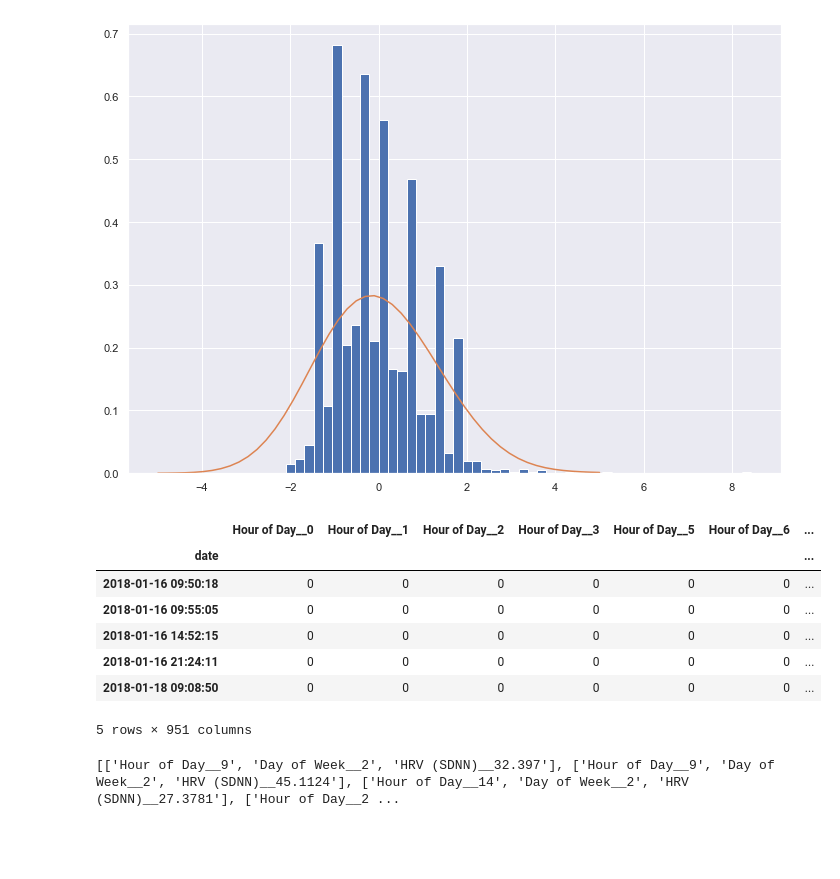
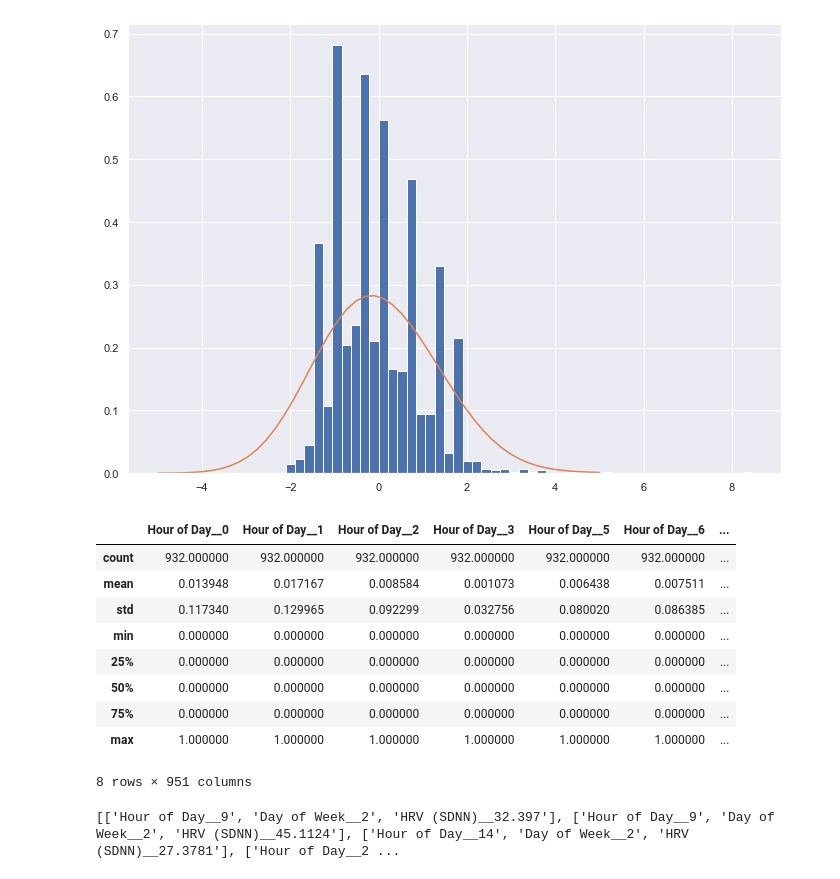
Before and after one commit to pmadruga/ml_project, a Jupyter notebook: books/New Unsupervised.ipynb, the cells around one changed output. Cells and saved outputs as stored; diff of their text form; code cells hidden in the pictures; blank space fills up the shorter version.

```diff
--- a/books/New Unsupervised.ipynb
+++ b/books/New Unsupervised.ipynb
@@ -512,22 +562,26 @@ pyplot.show()
 # %%
 cat_columns = ['Hour of Day', 'Day of Week', 'HRV (SDNN)']
 df_processed = pd.get_dummies(hrv_copy, prefix_sep="__",columns=cat_columns)
 del df_processed['Is at Work (binary)']
 del df_processed['Is Above Mean Value']
 del df_processed['Is Morning']
 
-df_processed.head()
+df_processed.describe()
+
+# print(tabulate(df_processed.head(), tablefmt="pipe", headers="keys"))
 
 # hrv_copy.head()
 # %% [output]
 |  | Hour of Day__0 | Hour of Day__1 | Hour of Day__2 | Hour of Day__3 | Hour of Day__5 | Hour of Day__6 | ... |
-| date |  |  |  |  |  |  | ... |
-| 2018-01-16 09:50:18 | 0 | 0 | 0 | 0 | 0 | 0 | ... |
-| 2018-01-16 09:55:05 | 0 | 0 | 0 | 0 | 0 | 0 | ... |
-| 2018-01-16 14:52:15 | 0 | 0 | 0 | 0 | 0 | 0 | ... |
-| 2018-01-16 21:24:11 | 0 | 0 | 0 | 0 | 0 | 0 | ... |
-| 2018-01-18 09:08:50 | 0 | 0 | 0 | 0 | 0 | 0 | ... |
+| count | 932.000000 | 932.000000 | 932.000000 | 932.000000 | 932.000000 | 932.000000 | ... |
+| mean | 0.013948 | 0.017167 | 0.008584 | 0.001073 | 0.006438 | 0.007511 | ... |
+| std | 0.117340 | 0.129965 | 0.092299 | 0.032756 | 0.080020 | 0.086385 | ... |
+| min | 0.000000 | 0.000000 | 0.000000 | 0.000000 | 0.000000 | 0.000000 | ... |
+| 25% | 0.000000 | 0.000000 | 0.000000 | 0.000000 | 0.000000 | 0.000000 | ... |
+| 50% | 0.000000 | 0.000000 | 0.000000 | 0.000000 | 0.000000 | 0.000000 | ... |
+| 75% | 0.000000 | 0.000000 | 0.000000 | 0.000000 | 0.000000 | 0.000000 | ... |
+| max | 1.000000 | 1.000000 | 1.000000 | 1.000000 | 1.000000 | 1.000000 | ... |
-5 rows × 951 columns
+8 rows × 951 columns
 # %%
 df_processed.reset_index()
 
```
Also changed, not shown: parts of 15 cells of this notebook, 14 other files.
